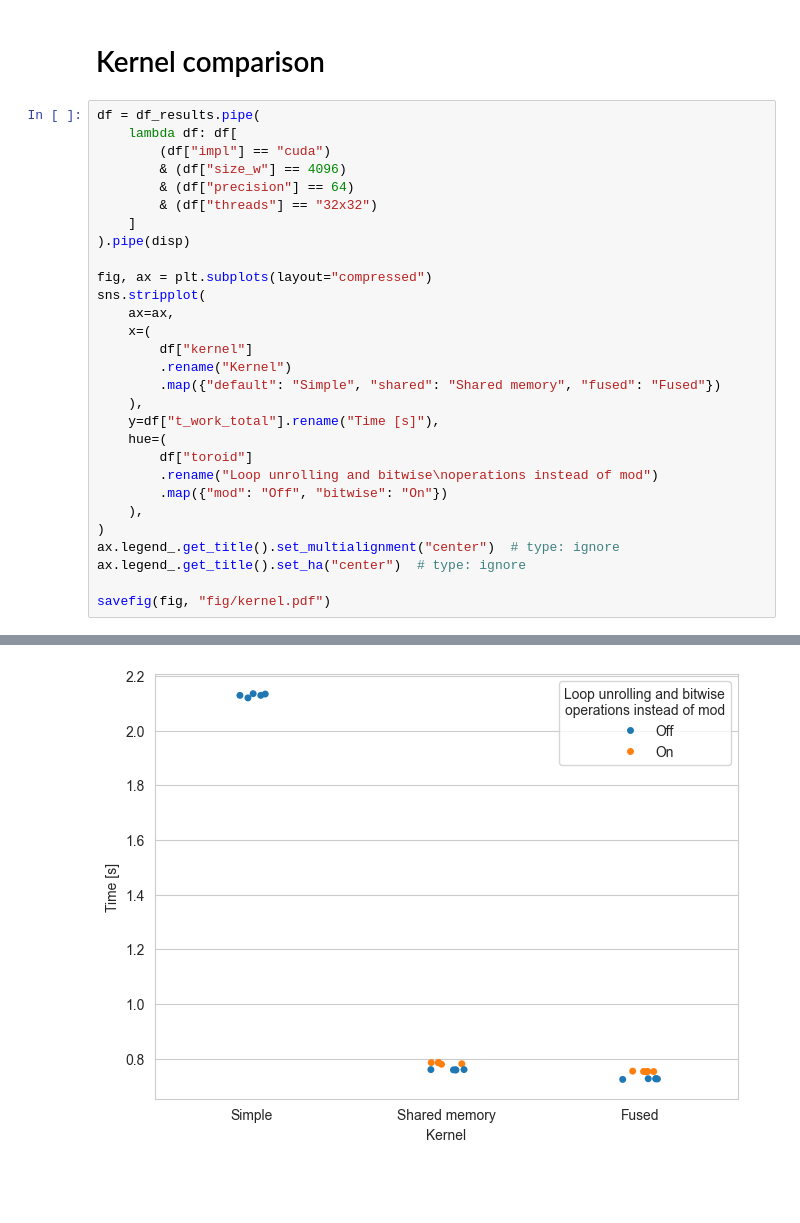
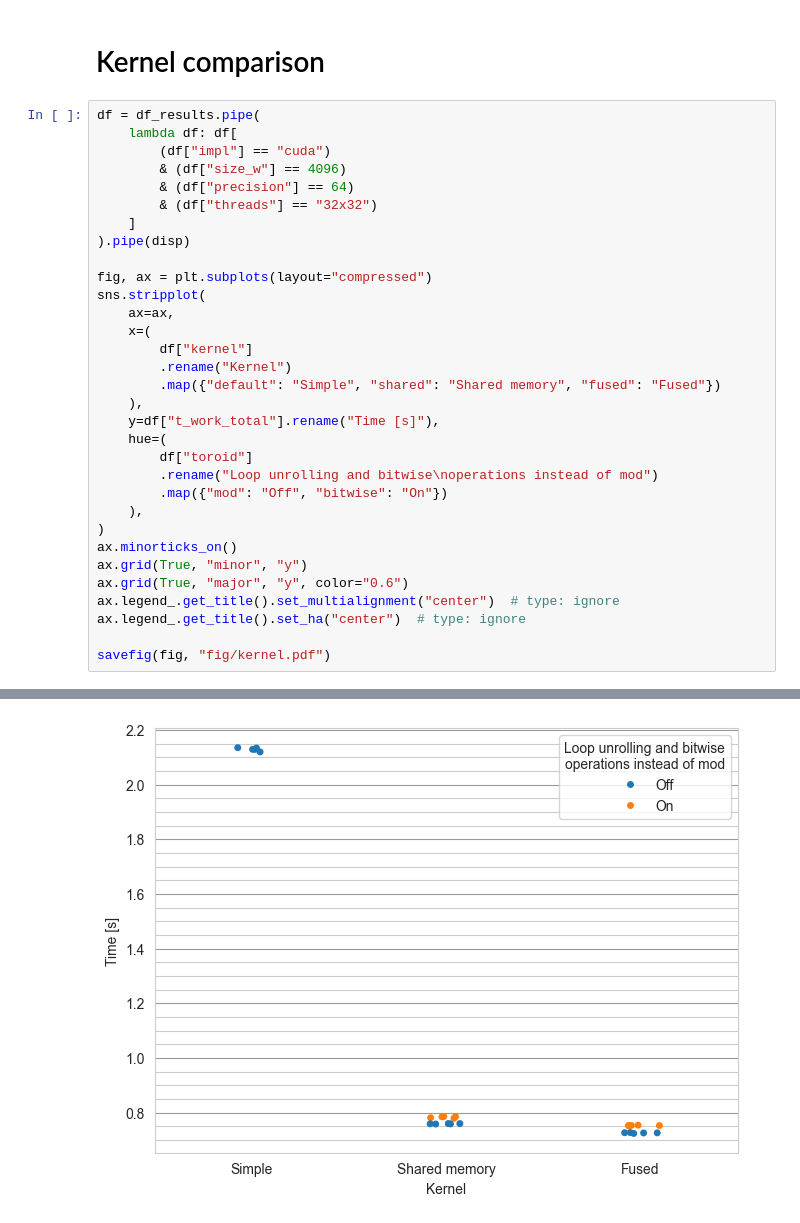
Before and after one commit to mpopovic4116/fri-vzr-2026-p2, a Jupyter notebook: notebooks/main.ipynb, the cells around one changed output, grey strips where cells are left out. Drawn from its saved outputs; the diff is of its cells as text; blank space fills up the shorter version.

```diff
--- a/notebooks/main.ipynb
+++ b/notebooks/main.ipynb
@@ -266,31 +206,34 @@ sns.stripplot(
     ),
     y=df["t_work_total"].rename("Time [s]"),
     hue=(
         df["toroid"]
         .rename("Loop unrolling and bitwise\noperations instead of mod")
         .map({"mod": "Off", "bitwise": "On"})
     ),
 )
+ax.minorticks_on()
+ax.grid(True, "minor", "y")
+ax.grid(True, "major", "y", color="0.6")
 ax.legend_.get_title().set_multialignment("center")  # type: ignore
 ax.legend_.get_title().set_ha("center")  # type: ignore
 
 savefig(fig, "fig/kernel.pdf")
 # %% [output]
 |  | opt | impl | size_w | size_h | kernel_size | precision | simd | toroid_impl | steps | dt | ... |
 | 145 | 3 | cuda | 4096 | 4096 | 26 | 64 | NaN | NaN | 100 | 0.1 | ... |
 | 146 | 3 | cuda | 4096 | 4096 | 26 | 64 | NaN | NaN | 100 | 0.1 | ... |
 | 147 | 3 | cuda | 4096 | 4096 | 26 | 64 | NaN | NaN | 100 | 0.1 | ... |
 | 148 | 3 | cuda | 4096 | 4096 | 26 | 64 | NaN | NaN | 100 | 0.1 | ... |
 | 149 | 3 | cuda | 4096 | 4096 | 26 | 64 | NaN | NaN | 100 | 0.1 | ... |
 | 245 | 3 | cuda | 4096 | 4096 | 26 | 64 | NaN | NaN | 100 | 0.1 | ... |
 | 246 | 3 | cuda | 4096 | 4096 | 26 | 64 | NaN | NaN | 100 | 0.1 | ... |
 | 247 | 3 | cuda | 4096 | 4096 | 26 | 64 | NaN | NaN | 100 | 0.1 | ... |
 | 248 | 3 | cuda | 4096 | 4096 | 26 | 64 | NaN | NaN | 100 | 0.1 | ... |
 | 249 | 3 | cuda | 4096 | 4096 | 26 | 64 | NaN | NaN | 100 | 0.1 | ... |
 | ... | ... | ... | ... | ... | ... | ... | ... | ... | ... | ... | ... |
 | 545 | 3 | cuda | 4096 | 4096 | 26 | 64 | NaN | NaN | 100 | 0.1 | ... |
 | 546 | 3 | cuda | 4096 | 4096 | 26 | 64 | NaN | NaN | 100 | 0.1 | ... |
 | 547 | 3 | cuda | 4096 | 4096 | 26 | 64 | NaN | NaN | 100 | 0.1 | ... |
 | 548 | 3 | cuda | 4096 | 4096 | 26 | 64 | NaN | NaN | 100 | 0.1 | ... |
 | 549 | 3 | cuda | 4096 | 4096 | 26 | 64 | NaN | NaN | 100 | 0.1 | ... |
-[figure, old version]
+[figure, new version]
```
Also changed, not shown: parts of 6 cells of this notebook, 3 other files.
